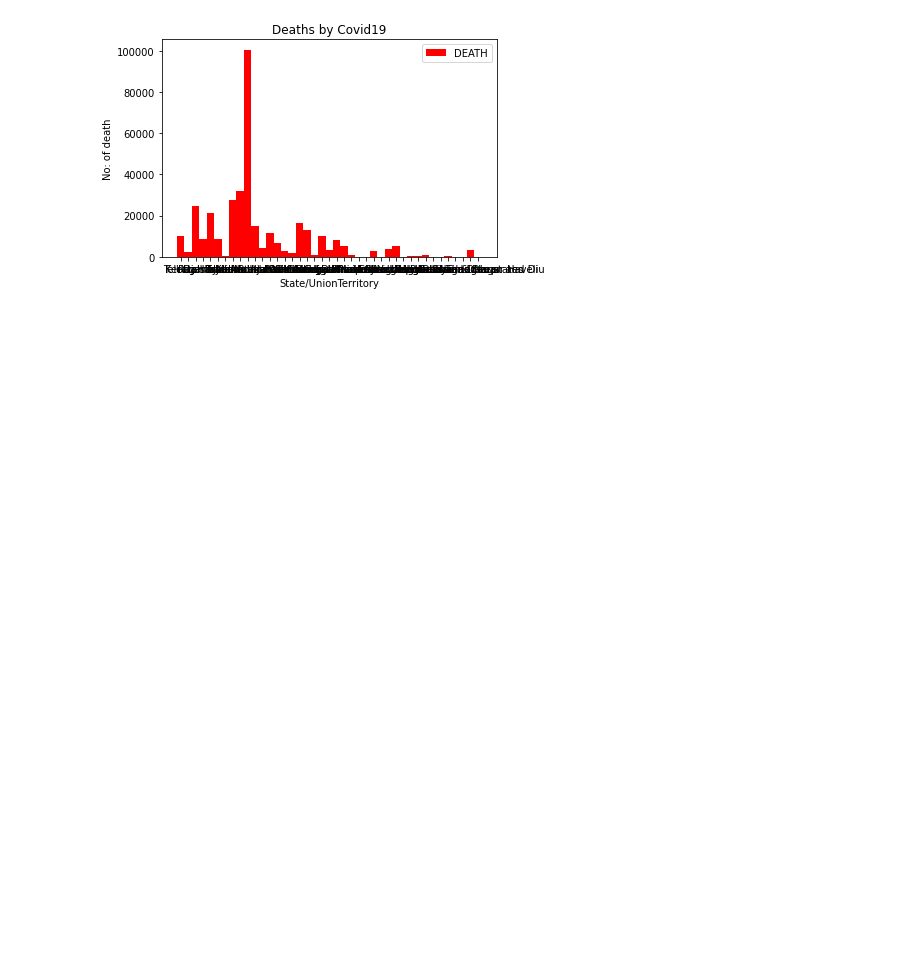
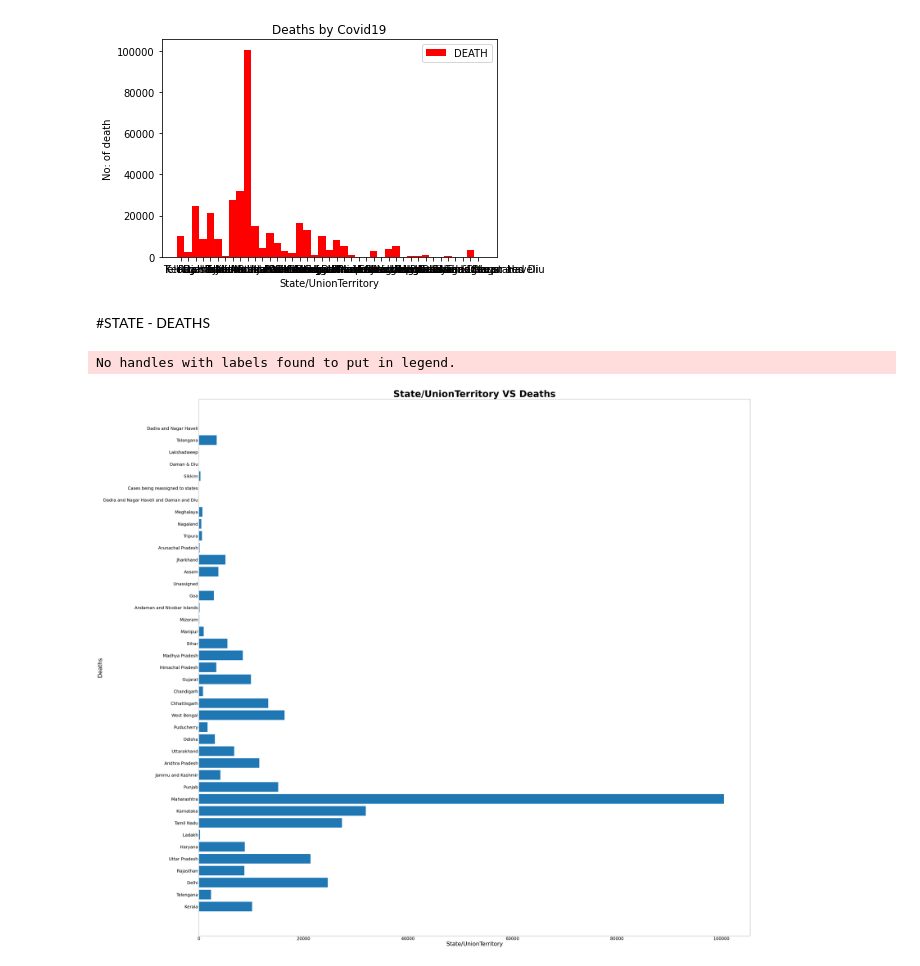
Before and after one commit to jacob-siby/DV_CovData, a Jupyter notebook: DV_cov_data.ipynb, the cells around one changed output. Saved outputs shown, nothing was run; the diff lists cells and outputs as text; code cells hidden in the pictures; blank space fills up the shorter version.

```diff
--- a/DV_cov_data.ipynb
+++ b/DV_cov_data.ipynb
@@ -80,3 +84,36 @@ plt.legend()
 plt.show()
 # %% [output]
 [figure]
+# %% [markdown]
+#STATE - DEATHS
+# %%
+
+x=data['State/UnionTerritory']
+y=data['Deaths']
+
+
+# plotting a line plot after changing it's width and height
+f = plt.figure()
+f.set_figwidth(70)
+f.set_figheight(70)
+#plt.legend()
+plt.barh(x, y)
+
+
+plt.legend()
+plt.title('State/UnionTerritory VS Deaths', fontsize=65, fontweight='bold')
+plt.xlabel('State/UnionTerritory', fontsize=40)
+plt.ylabel('Deaths', fontsize=40)
+
+plt.yticks(fontsize=30)
+plt.xticks(fontsize=30)
+
+#plt.barh(x, y)
+
+plt.show()
+
+#plt.show()
+f.savefig('state_death_brah.png')
+# %% [output]
+No handles with labels found to put in legend.
+[figure, added]
```
Also changed, not shown: parts of 7 cells of this notebook.
